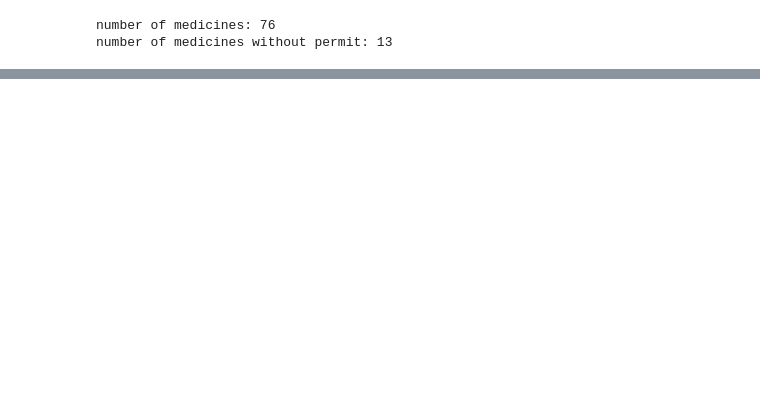
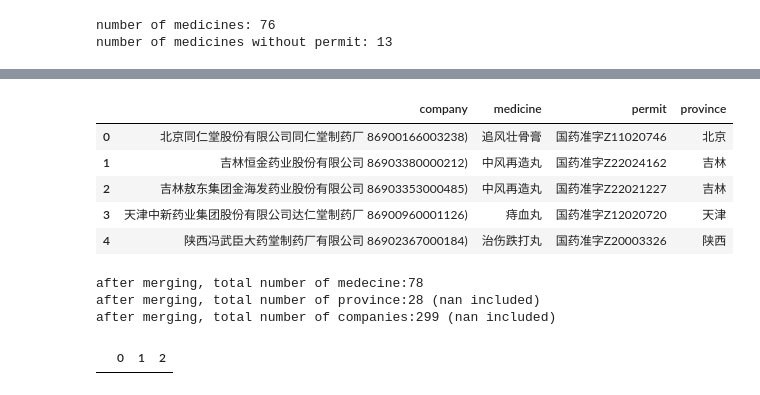
Before and after one commit to Roytangrb/Pangolin, a Jupyter notebook: china/normalise_pangolin_medicine.ipynb, the cells around one changed output, grey strips where cells are left out. Saved outputs shown, nothing was run; the diff lists cells and outputs as text; code cells hidden in the pictures; blank space fills up the shorter version.

```diff
--- a/china/normalise_pangolin_medicine.ipynb
+++ b/china/normalise_pangolin_medicine.ipynb
@@ -73,0 +122,18 @@ df_med[df_med[1].isnull()]
+# %%
+df_all = df_province.append(df_no_permit)
+df_all.head()
+# %% [output]
+|  | company | medicine | permit | province |
+| 0 | 北京同仁堂股份有限公司同仁堂制药厂 86900166003238) | 追风壮骨膏 | 国药准字Z11020746 | 北京 |
+| 1 | 吉林恒金药业股份有限公司 86903380000212) | 中风再造丸 | 国药准字Z22024162 | 吉林 |
+| 2 | 吉林敖东集团金海发药业股份有限公司 86903353000485) | 中风再造丸 | 国药准字Z22021227 | 吉林 |
+| 3 | 天津中新药业集团股份有限公司达仁堂制药厂 86900960001126) | 痔血丸 | 国药准字Z12020720 | 天津 |
+| 4 | 陕西冯武臣大药堂制药厂有限公司 86902367000184) | 治伤跌打丸 | 国药准字Z20003326 | 陕西 |
+# %%
+print('after merging, total number of medecine:{} '.format(len(df_all['medicine'].unique())))
+print('after merging, total number of province:{} (nan included) '.format(len(df_all['province'].unique())))
+print('after merging, total number of companies:{} (nan included) '.format(len(df_all['company'].unique())))
+# %% [output]
+after merging, total number of medecine:78
+after merging, total number of province:28 (nan included)
+after merging, total number of companies:299 (nan included)
@@ -73,0 +144,4 @@ df_med[df_med[1].isnull()]
+# %%
+df_by_company[np.logical_not(df_by_company[2].isin(df_all['medicine'].unique()))]
+# %% [output]
+|  | 0 | 1 | 2 |
```
Also changed, not shown: parts of 10 cells of this notebook, 5 other files.
